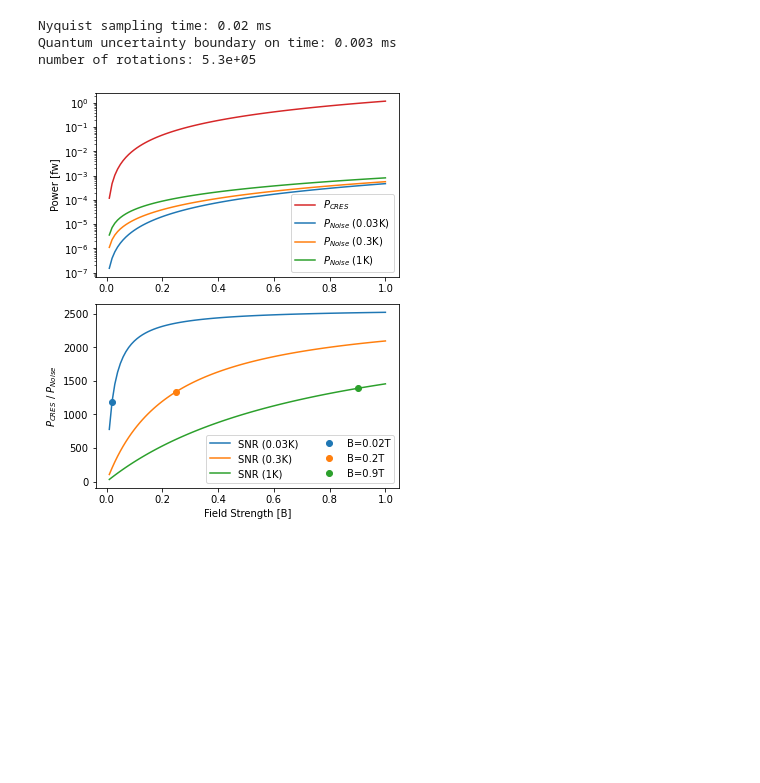
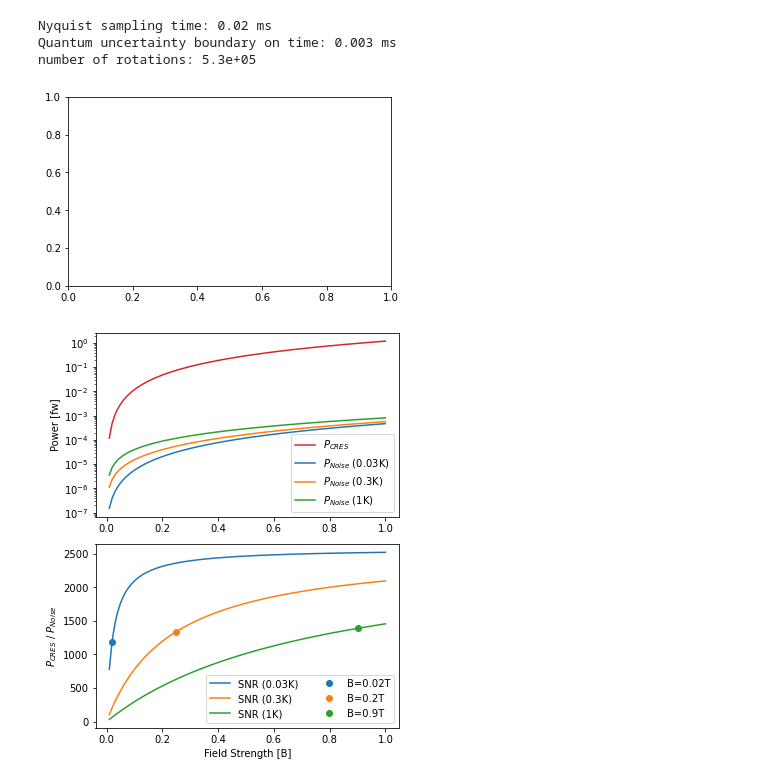
Before and after one commit to Wouter-VDP/P8_frequency_studies, a Jupyter notebook: p8_frequency_toy.ipynb, the cells around one changed output. Saved outputs shown, nothing was run; the diff lists cells and outputs as text; code cells hidden in the pictures; blank space fills up the shorter version.

```diff
--- a/p8_frequency_toy.ipynb
+++ b/p8_frequency_toy.ipynb
@@ -201,4 +201,12 @@ print('number of rotations: {:0.3g}'.format(cres(pi/2, E_endp_eV, B_mag)[1]*min_
 Nyquist sampling time: 0.02 ms
 Quantum uncertainty boundary on time: 0.003 ms
 number of rotations: 5.3e+05
+# %%
+# in progress, lower frequency bounday? What if thermally decoupled?
+fig, ax = plt.subplots(nrows=1, figsize=(5,3), constrained_layout = True)
+
+deltaE = 0.5 # energy resolution in eV
+B_mag = np.linspace(0.01,1,101) # magnetic field in tesla
+# %% [output]
+[figure, added]
 # %%
```
Also changed, not shown: parts of 1 cell of this notebook, 8 other files.
